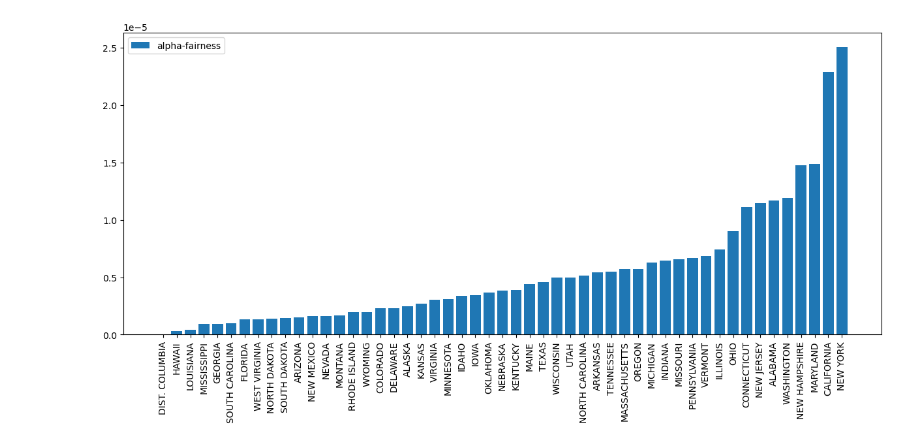
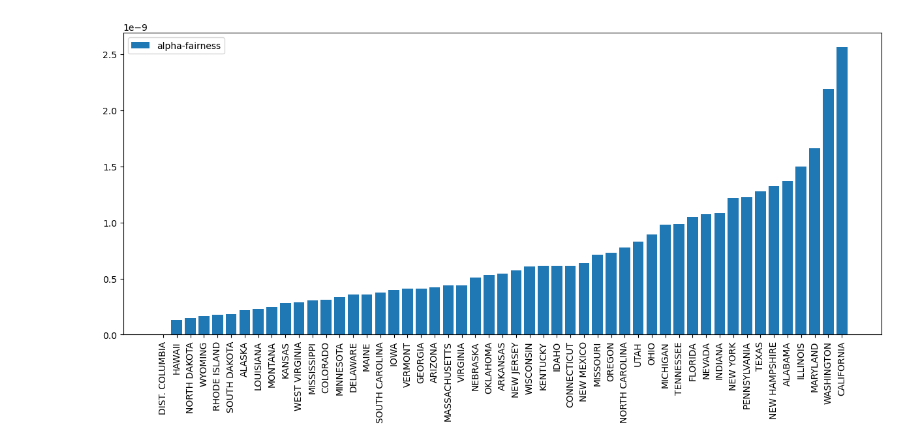
Before and after one commit to pranav-putta/titlei_fund_allocation, a Jupyter notebook: fund_alloc/experiments.ipynb, the cells around one changed output. Cells and saved outputs as stored; diff of their text form; code cells hidden in the pictures.

```diff
--- a/fund_alloc/experiments.ipynb
+++ b/fund_alloc/experiments.ipynb
@@ -23,6 +23,10 @@ df.head()
 # %%
 df['avg_noisy_concentrated_alloc'] = df['avg_noisy_concentration_alloc']
 df['avg_noisy_targeted_alloc'] = df['avg_noisy_target_alloc']
+
+df['basic_error']= df['avg_noisy_basic_alloc'] - df['calculated_basic_alloc']
+df['concentrated_error']= df['avg_noisy_concentrated_alloc'] - df['calculated_concentrated_alloc']
+df['targeted_error']= df['avg_noisy_target_alloc'] - df['calculated_targeted_alloc']
 
 df['calculated_total_alloc'] = df['calculated_basic_alloc'] + df['calculated_concentrated_alloc'] + df[
     'calculated_targeted_alloc']
@@ -31,5 +35,10 @@ df['avg_noisy_total_alloc'] = df['avg_noisy_basic_alloc'] + df['avg_noisy_concen
     'avg_noisy_targeted_alloc']
 
 df['official_children_formula_proportion'] = df['official_children_formula_count'] / df['official_children_count']
-df['official_children_formula_proportion']
+df['noisy_children_formula_proportion'] = df['avg_noisy_children_formula_count'] / df['avg_noisy_children_count']
+df['total_alloc_error'] = df['avg_noisy_total_alloc'] - df['calculated_total_alloc']
+df['total_alloc_error_per_student'] = df['total_alloc_error'] / df['official_children_formula_count']
+df[['official_children_formula_proportion', 'official_children_formula_count', 'official_children_count',
+    'total_alloc_error']]
+df
 # %% [output]
@@ -191,12 +369,13 @@ for key in list(df_grp_states.groups.keys()):
     df_state = df.loc[df_grp_states.groups[key]]
     errors = df_state[f'avg_noisy_{alloc}_alloc'] - df_state[f'calculated_{alloc}_alloc']
 
-    df_state_by_state['errors'].append(abs(errors).sum())
-    df_state_by_state['x'].append(len(df_state))
+    alpha_fairness = (max(errors) - min(errors)) / total_funds[alloc]
+    df_state_by_state['errors'].append(alpha_fairness)
+    df_state_by_state['x'].append((df_state['official_children_count'].sum()))
 
 plt.scatter(df_state_by_state['x'], df_state_by_state['errors'])
-plt.xscale('log')
-plt.xlabel('Number of Schools in State')
+# plt.xscale('log')
+plt.xlabel('Number of Students in State')
 plt.ylabel('Misallocation in $')
 # plt.legend()
 plt.show()
@@ -284,6 +468,24 @@ plt.show()
 # %%
 
 from collections import defaultdict
+from titlei_util import *
+
+def get_sppe(path):
+    fips_codes = pd.read_csv(f"datasets/fips_codes.csv").rename(
+        columns={
+            'FIPS': 'State FIPS Code'
+        }
+    )
+    # quirk of original data file - need to change DC's name for join
+    fips_codes.loc[fips_codes["Name"] == "District of Columbia", "Name"] = \
+        "District Of Columbia Public Schools"
+    sppe = pd.read_excel(path, header=2, engine='openpyxl') \
+        .rename(columns={"Unnamed: 0": "Name"})[["Name", "ppe"]]
+    return sppe.merge(fips_codes, on="Name", how="right") \
+        .set_index("State FIPS Code")
+
+sppe = (get_sppe('datasets/sppe18.xlsx'))
+
 
 # compute alpha fairness
 
@@ -291,35 +493,39 @@ stats_by_state = defaultdict(lambda: [].copy())
 total_funds = {
     'basic': df['basic_alloc'].sum(),
     'concentrated': df['concentration_alloc'].sum(),
     'targeted': df['targeted_alloc'].sum()
 }
 total_funds['total'] = total_funds['basic'] + total_funds['concentrated'] + total_funds['targeted']
 for key in df_grp_states.groups.keys():
     for alloc in ['total']:
+        # s = sppe[key]
         df_state = df.loc[df_grp_states.groups[key]]
-        bias = df_state[f'avg_noisy_{alloc}_alloc'] - df_state[f'calculated_{alloc}_alloc']
+        bias = (df_state[f'avg_noisy_{alloc}_alloc'] - df_state[f'calculated_{alloc}_alloc'])  / (df_state['sppe'])# * df_state['official_children_formula_count'])
+        # drop nans and infs
+        bias = bias[~bias.isin([np.nan, np.inf, -np.inf])]
         alpha_fairness = (max(bias) - min(bias)) / total_funds[alloc]
         total_children_population = sum(df_state['official_children_count'])
         formula_children_population = sum(df_state['official_children_formula_count'])
         total_population = sum(df_state['official_population_count'])
 
         stats_by_state['alpha_fairness'].append(alpha_fairness)
         stats_by_state['children_population'].append(total_children_population)
         stats_by_state['children_formula_population'].append(formula_children_population)
         stats_by_state['total_population'].append(total_population)
         stats_by_state['state'].append(df_state['State'].iloc[0])
 
 stats_by_state_df = pd.DataFrame(stats_by_state)
 
 # plot histogram
 stats_by_state_df = stats_by_state_df.sort_values(by=['alpha_fairness'])
 plt.figure(figsize=(15, 6))
 plt.bar(stats_by_state_df['state'], stats_by_state_df['alpha_fairness'], label='alpha-fairness')
+# plt.title('Basic')
 plt.xticks(rotation=90)
 plt.legend()
 plt.show()
 # %% [output]
-[figure, old version]
+[figure, new version]
 # %%
 plt.scatter(stats_by_state_df['total_population'], stats_by_state_df['alpha_fairness'])
 plt.xscale('log')
```
Also changed, not shown: parts of 23 cells of this notebook, 31 other files.
